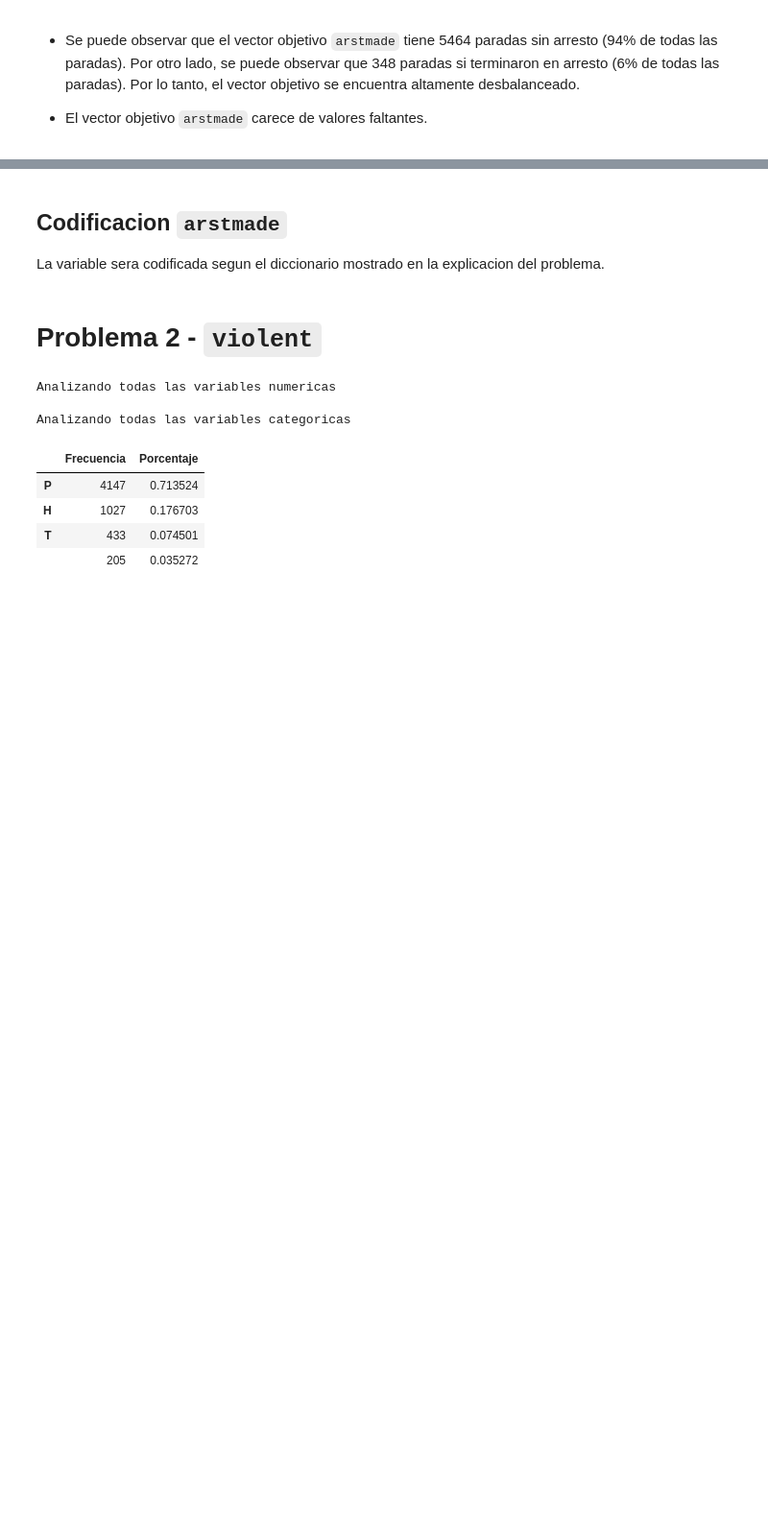
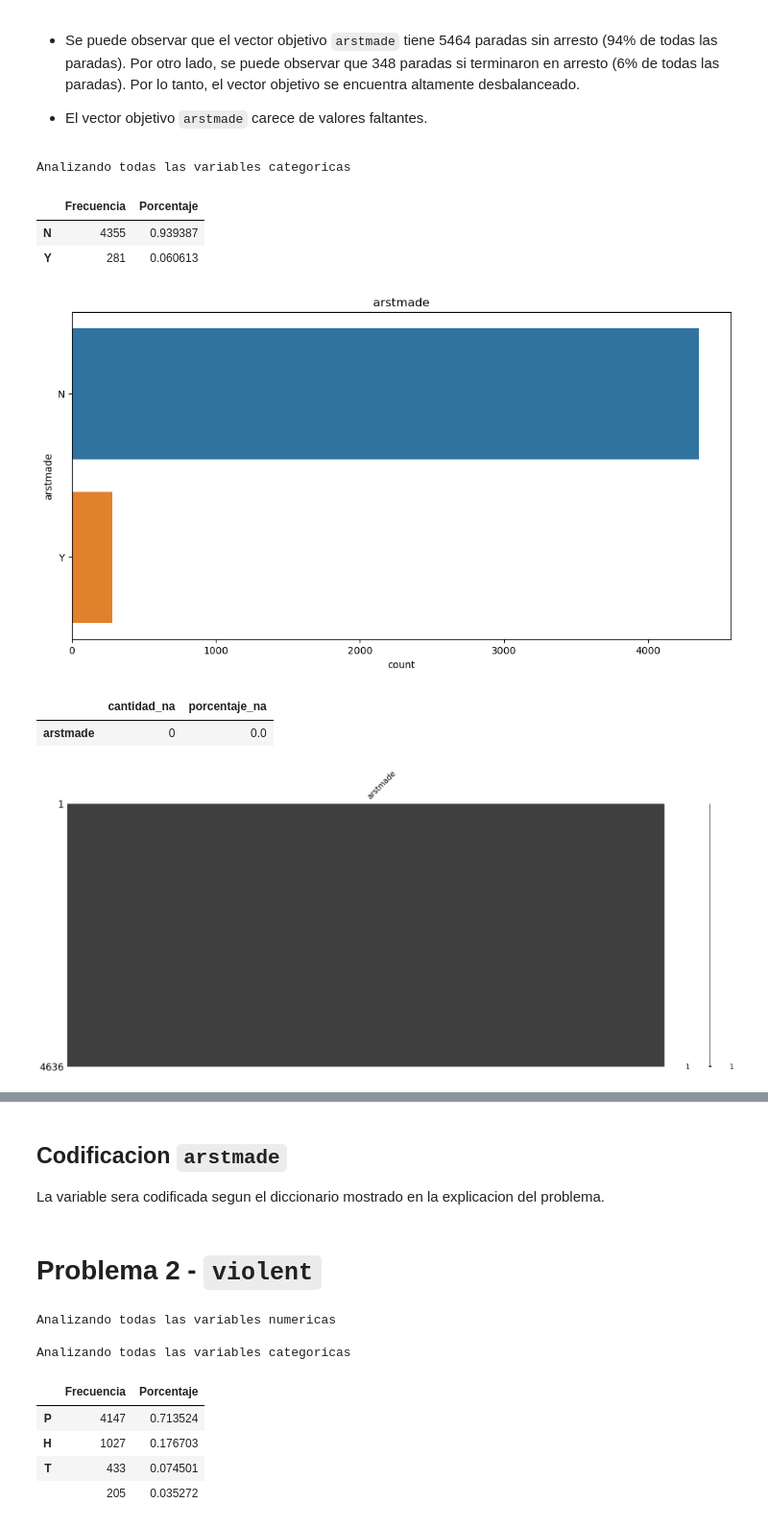
Before and after one commit to JavierRojas14/personal, a Jupyter notebook: G56/machine-learning/prueba/prueba_2/hito_1/javierrojas-prueba-2-hito-1.ipynb, the cells around one changed output, grey strips where cells are left out. Shown at 96% size. Saved outputs shown, nothing was run; the diff lists cells and outputs as text; code cells hidden in the pictures; blank space fills up the shorter version.

Commit message:
Implementa create_suitable_dataframe

````diff
--- a/G56/machine-learning/prueba/prueba_2/hito_1/javierrojas-prueba-2-hito-1.ipynb
+++ b/G56/machine-learning/prueba/prueba_2/hito_1/javierrojas-prueba-2-hito-1.ipynb
@@ -351,2 +334,3 @@ importlib.reload(aux)
 # %%
 df = pd.read_csv("input/2009_1perc.csv").drop(columns="Unnamed: 0")
+df_suitable, vars_categoricas_perm, vars_numericas_perm = pre.create_suitable_dataframe(df)
@@ -371,3 +358,14 @@ todas las paradas). Por otro lado, se puede observar que 348 paradas si terminar
 (6% de todas las paradas). Por lo tanto, el vector objetivo se encuentra altamente desbalanceado.
 
 - El vector objetivo ```arstmade``` carece de valores faltantes.
+# %%
+aux.analizar_distribucion_y_faltantes_variables(df_suitable['arstmade'].to_frame())
+# %% [output]
+Analizando todas las variables categoricas
+|  | Frecuencia | Porcentaje |
+| N | 4355 | 0.939387 |
+| Y | 281 | 0.060613 |
+[figure, added]
+|  | cantidad_na | porcentaje_na |
+| arstmade | 0 | 0.0 |
+[figure, added]
````
Also changed, not shown: parts of 10 cells of this notebook, 2 other files.
